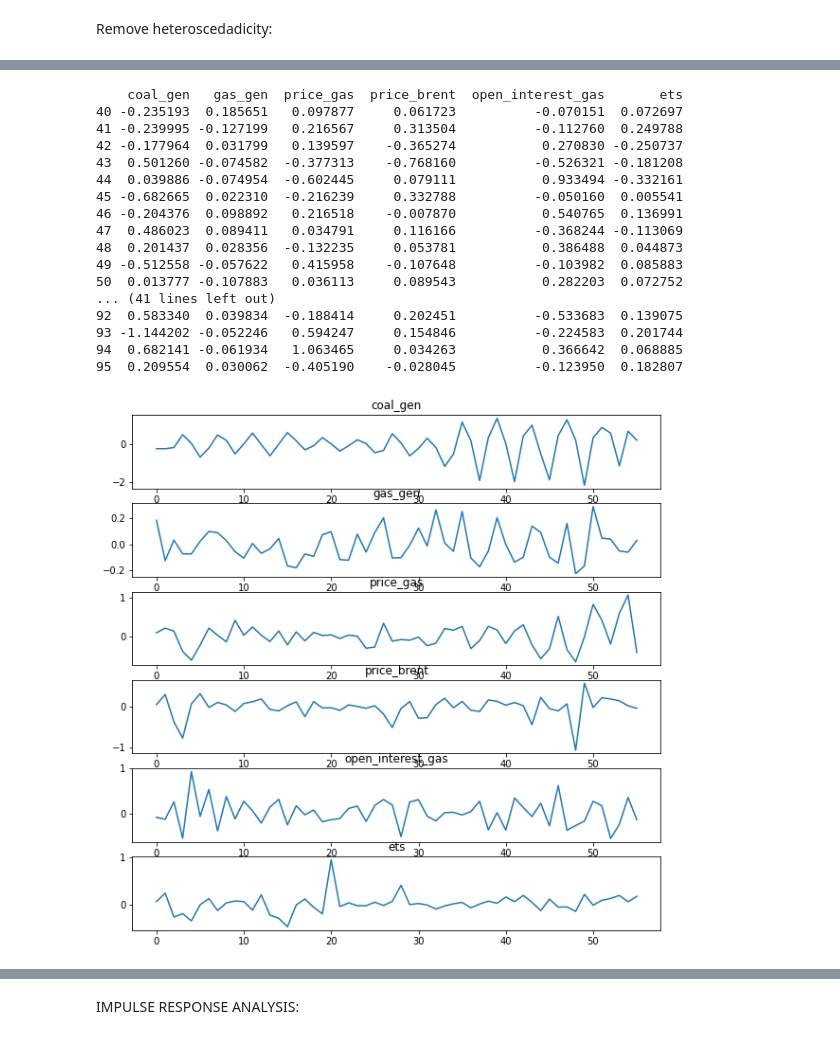
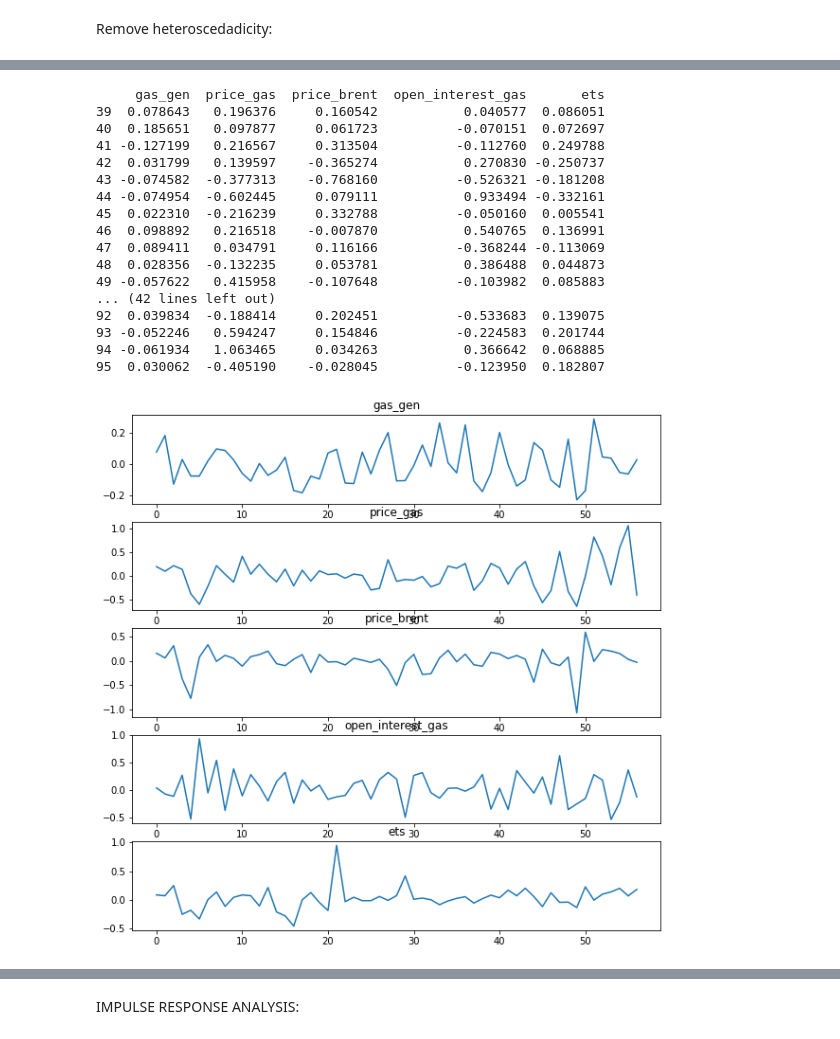
Before and after one commit to lruffie/GasPriceDecomp, a Jupyter notebook: VAR_V1.ipynb, the cells around one changed output, grey strips where cells are left out. Cells and saved outputs as stored; diff of their text form; code cells hidden in the pictures.

```diff
--- a/VAR_V1.ipynb
+++ b/VAR_V1.ipynb
@@ -10,6 +10,8 @@ from statsmodels.tsa.api import VAR
 DATA PREPARATION
 # %%
 data_df=pd.read_excel('Gas Data processed.xlsx',sheet_name="code")
-df=data_df.loc[1:90,["year", "coal_gen", "gas_gen", "price_gas", "price_brent","open_interest_gas","ets"]]
+df=data_df.loc[38:97,["year", "coal_gen", "gas_gen", "price_gas", "price_brent","open_interest_gas","ets"]]
 print(df)
+
+#first ets value at line 38
 # %% [output]
@@ -53,7 +55,7 @@ dprice_brent=df.price_brent
 dOI=df.open_interest_gas
 dETS=df.ets
 
-DataSeries=[dcoal,dgas,dprice_gas, dprice_brent,dOI,dETS]
+DataSeries=[dgas,dprice_gas, dprice_brent,dOI,dETS]
 #DataSeries=[dcoal,dgas,dprice_gas]
 # %%
 ######### INITIAL DATA TESTS #########
@@ -251,39 +252,40 @@ for df in DataSeries:
 # %%
 S=[]
 
 for df in DataSeries:
     dframe = df.to_frame()
     S.append(dframe)
 
 #print(type(dfcoal))
 #print(dfcoal.describe())
 #print(dfprice.describe())
 
 
 gen_price_df = pd.concat(S, axis=1)
 print(gen_price_df)
 
 model = VAR(gen_price_df)
-model_fit = model.fit(maxlags=5, ic="aic") #aic, or bic
+model_fit = model.fit(5)
+#model_fit = model.fit(maxlags=10, ic="aic") #aic, or bic
 model_fit.summary()
 
 model_fit.plot()
 # %% [output]
-    coal_gen   gas_gen  price_gas  price_brent  open_interest_gas       ets
-40 -0.235193  0.185651   0.097877     0.061723          -0.070151  0.072697
-41 -0.239995 -0.127199   0.216567     0.313504          -0.112760  0.249788
-42 -0.177964  0.031799   0.139597    -0.365274           0.270830 -0.250737
-43  0.501260 -0.074582  -0.377313    -0.768160          -0.526321 -0.181208
-44  0.039886 -0.074954  -0.602445     0.079111           0.933494 -0.332161
-45 -0.682665  0.022310  -0.216239     0.332788          -0.050160  0.005541
-46 -0.204376  0.098892   0.216518    -0.007870           0.540765  0.136991
-47  0.486023  0.089411   0.034791     0.116166          -0.368244 -0.113069
-48  0.201437  0.028356  -0.132235     0.053781           0.386488  0.044873
-49 -0.512558 -0.057622   0.415958    -0.107648          -0.103982  0.085883
-50  0.013777 -0.107883   0.036113     0.089543           0.282203  0.072752
-... (41 lines left out)
-92  0.583340  0.039834  -0.188414     0.202451          -0.533683  0.139075
-93 -1.144202 -0.052246   0.594247     0.154846          -0.224583  0.201744
-94  0.682141 -0.061934   1.063465     0.034263           0.366642  0.068885
-95  0.209554  0.030062  -0.405190    -0.028045          -0.123950  0.182807
+     gas_gen  price_gas  price_brent  open_interest_gas       ets
+39  0.078643   0.196376     0.160542           0.040577  0.086051
+40  0.185651   0.097877     0.061723          -0.070151  0.072697
+41 -0.127199   0.216567     0.313504          -0.112760  0.249788
+42  0.031799   0.139597    -0.365274           0.270830 -0.250737
+43 -0.074582  -0.377313    -0.768160          -0.526321 -0.181208
+44 -0.074954  -0.602445     0.079111           0.933494 -0.332161
+45  0.022310  -0.216239     0.332788          -0.050160  0.005541
+46  0.098892   0.216518    -0.007870           0.540765  0.136991
+47  0.089411   0.034791     0.116166          -0.368244 -0.113069
+48  0.028356  -0.132235     0.053781           0.386488  0.044873
+49 -0.057622   0.415958    -0.107648          -0.103982  0.085883
+... (42 lines left out)
+92  0.039834  -0.188414     0.202451          -0.533683  0.139075
+93 -0.052246   0.594247     0.154846          -0.224583  0.201744
+94 -0.061934   1.063465     0.034263           0.366642  0.068885
+95  0.030062  -0.405190    -0.028045          -0.123950  0.182807
-[figure, old version]
+[figure, new version]
```
Also changed, not shown: parts of 12 cells of this notebook, 1 other file.
